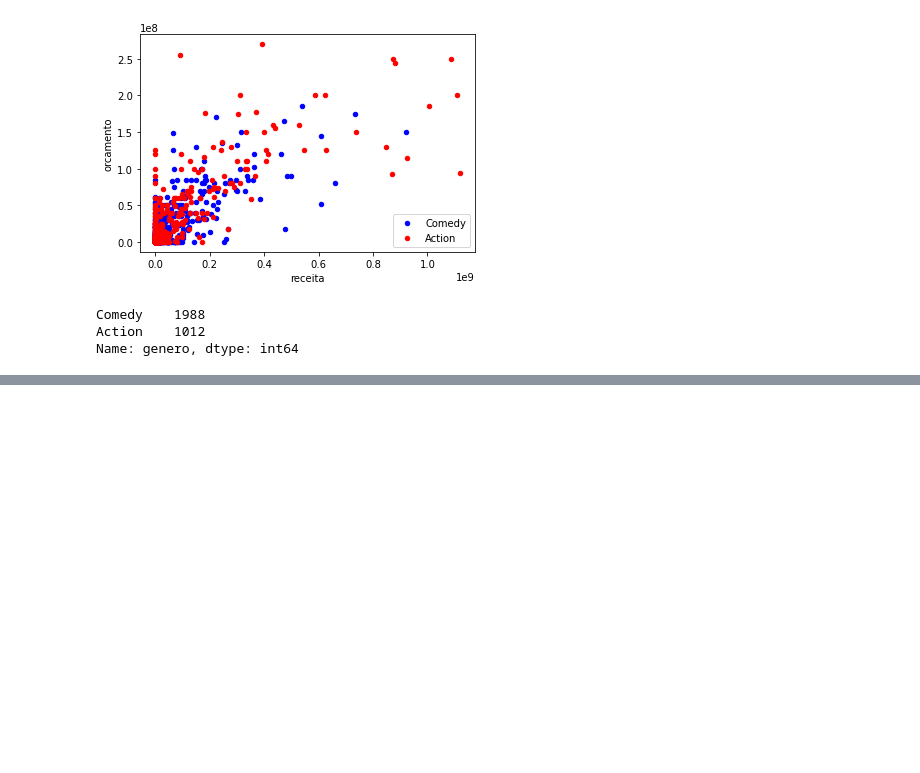
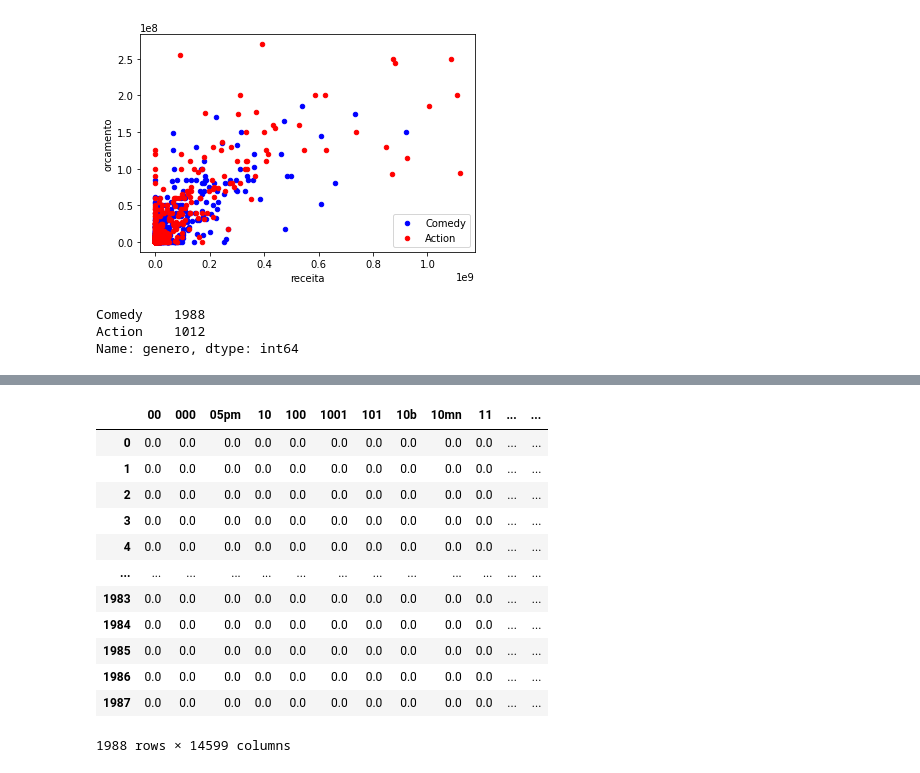
Before and after one commit to IagorSs/competicao_machine_learning, a Jupyter notebook: competicao.ipynb, the cells around one changed output, grey strips where cells are left out. Saved outputs shown, nothing was run; the diff lists cells and outputs as text; code cells hidden in the pictures; blank space fills up the shorter version.

```diff
--- a/competicao.ipynb
+++ b/competicao.ipynb
@@ -107,0 +132,22 @@ dataFrame[dataFrame.ator_1.isin(['Jackie Chan'])]
+# %%
+from base_am.preprocessamento_atributos import BagOfWords
+
+data_frame_comedy = dataFrame[dataFrame['genero'] == 'Comedy']
+
+bag_comedy = BagOfWords()
+
+bag_comedy.cria_bow(data_frame_comedy,'resumo')
+# %% [output]
+|  | 00 | 000 | 05pm | 10 | 100 | 1001 | 101 | 10b | 10mn | 11 | ... | ... |
+| 0 | 0.0 | 0.0 | 0.0 | 0.0 | 0.0 | 0.0 | 0.0 | 0.0 | 0.0 | 0.0 | ... | ... |
+| 1 | 0.0 | 0.0 | 0.0 | 0.0 | 0.0 | 0.0 | 0.0 | 0.0 | 0.0 | 0.0 | ... | ... |
+| 2 | 0.0 | 0.0 | 0.0 | 0.0 | 0.0 | 0.0 | 0.0 | 0.0 | 0.0 | 0.0 | ... | ... |
+| 3 | 0.0 | 0.0 | 0.0 | 0.0 | 0.0 | 0.0 | 0.0 | 0.0 | 0.0 | 0.0 | ... | ... |
+| 4 | 0.0 | 0.0 | 0.0 | 0.0 | 0.0 | 0.0 | 0.0 | 0.0 | 0.0 | 0.0 | ... | ... |
+| ... | ... | ... | ... | ... | ... | ... | ... | ... | ... | ... | ... | ... |
+| 1983 | 0.0 | 0.0 | 0.0 | 0.0 | 0.0 | 0.0 | 0.0 | 0.0 | 0.0 | 0.0 | ... | ... |
+| 1984 | 0.0 | 0.0 | 0.0 | 0.0 | 0.0 | 0.0 | 0.0 | 0.0 | 0.0 | 0.0 | ... | ... |
+| 1985 | 0.0 | 0.0 | 0.0 | 0.0 | 0.0 | 0.0 | 0.0 | 0.0 | 0.0 | 0.0 | ... | ... |
+| 1986 | 0.0 | 0.0 | 0.0 | 0.0 | 0.0 | 0.0 | 0.0 | 0.0 | 0.0 | 0.0 | ... | ... |
+| 1987 | 0.0 | 0.0 | 0.0 | 0.0 | 0.0 | 0.0 | 0.0 | 0.0 | 0.0 | 0.0 | ... | ... |
+1988 rows × 14599 columns
```
Also changed, not shown: parts of 7 cells of this notebook, 1 other file.
